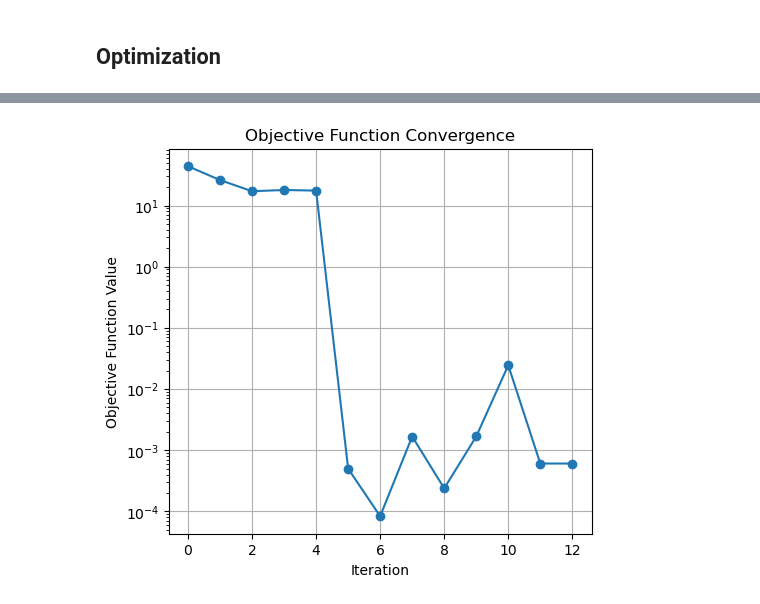
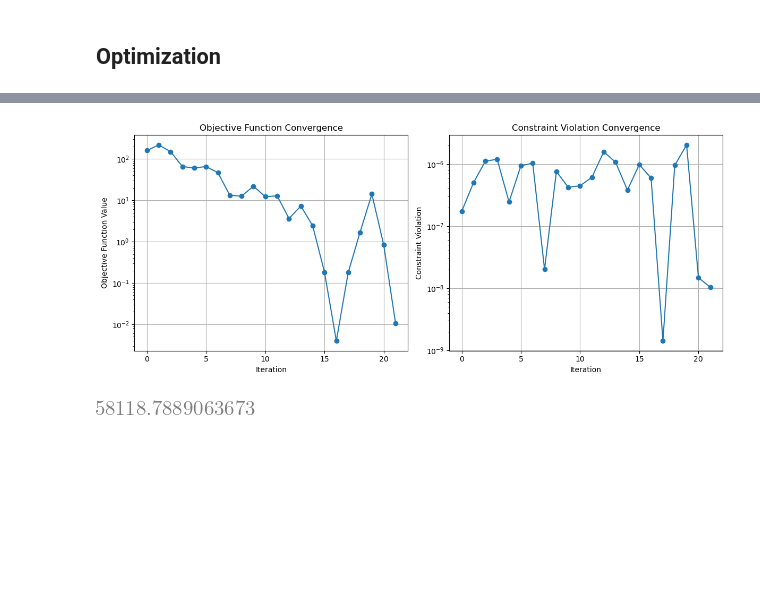
Before and after one commit to SalvatoreMastrangelo/frank-wolfe-constrained-optimization, a Jupyter notebook: frank_wolfe.ipynb, the cells around one changed output, grey strips where cells are left out. Cells and saved outputs as stored; diff of their text form; code cells hidden in the pictures; blank space fills up the shorter version.

Commit message:
Added qpsolvers

```diff
--- a/frank_wolfe.ipynb
+++ b/frank_wolfe.ipynb
@@ -123,7 +137,8 @@ dispeig = sp.Matrix(eigenvalues)
 # %% [markdown]
 ## Generate constraints
 # %%
-n_partitions = np.random.randint(1, n//2)
+# n_partitions = np.random.randint(1, n//2)
+n_partitions = n // 4
 partitions = [[] for i in range(n_partitions)]
 index = np.random.permutation(n)
 for i in range(2*n_partitions):
@@ -172,11 +187,12 @@ x0:
 # %%
 gaps = []
 
+plt.figure(figsize=(12, 6))
 for step_type in ("hyperbolic", "exact"):
     gaps = []
     print(f"Step type: {step_type}")
     t0 = time.time()
-    x_star = frank_wolfe(Q, q, x0, partitions, max_iter=10000, eps=1e-8, interactive=False, verbose=False, step_size=step_type)
+    x_star = frank_wolfe(Q, q, x0, partitions, max_iter=100000, eps=1e-8, interactive=False, verbose=False, step_size=step_type)
     t1 = time.time()
     print(f"Elapsed time: {t1 - t0:.2f} seconds")
 
@@ -184,8 +200,18 @@ for step_type in ("hyperbolic", "exact"):
     # dispx_star = sp.Matrix(x_star)
     # display(dispx_star)
 
+    steps = 2
+    # steps = 300
+    ratios = [gaps[i+steps] / gaps[i] for i in range(len(gaps)-steps)]
+
+    print(f"ratio = ", np.mean(ratios))
+
     # plot
+    plt.subplot(1, 2, 1)
+    plt.plot(ratios, label=step_type)
+    plt.subplot(1, 2, 2)
     plt.plot(gaps, label=step_type)
+
     plt.xlabel("Iteration")
     plt.ylabel("Gap")
     plt.title("Frank-Wolfe Gap")
@@ -203,3 +233,9 @@ Elapsed time: 1.22 seconds
 # %%
 # for part in partitions:
 #     print(sum(x_star[part]))
+# %%
+precision = 50  # Change this value to adjust precision
+np.set_printoptions(precision=precision, suppress=True)
+
+for part in partitions:
+    print(x_star[part])
@@ -225,6 +279,7 @@ x0_flat = x0.flatten()
 # Lists to store convergence data
 iteration_history = []
 objective_history = []
+violation_history = []
 gap_history = []
 call_count = 0 # To track the iteration number
 
@@ -250,6 +305,11 @@ def my_callback(xk):
     gap = np.dot(grad.T, (xk - s))[0][0]
     gap_history.append(gap)
 
+    # check feasibility violation
+    sum_violations = 0
+    for part in partitions:
+        sum_violations += abs(xk[part].sum() - 1)
+    violation_history.append(sum_violations)
 t0 = time.time()
 
 res = minimize(objective,
@@ -277,6 +337,18 @@ if iteration_history: # Only plot if callback was called at least once
     plt.title("Objective Function Convergence")
     plt.grid(True)
     plt.yscale('log')
+
+    # Plot Constraint Violation
+    plt.subplot(1, 2, 2)
+    plt.plot(iteration_history, violation_history, marker='o', linestyle='-')
+    plt.xlabel("Iteration")
+    plt.ylabel("Constraint Violation")
+    plt.title("Constraint Violation Convergence")
+    plt.grid(True)
+    plt.yscale('log')
+    plt.tight_layout()
+    plt.show()
+
 else:
     print("No convergence history recorded (callback might not have been triggered).")
 # %% [output]
@@ -284,5 +356,27 @@ Elapsed time: 0.41 seconds
 
 Plotting convergence history...
-[figure, old version]
+[figure, new version]
+# %%
+### using a QP solver
+## write the equality constraints in the form Ax = b
+A = np.zeros((n_partitions, n))
+b = np.zeros((n_partitions, 1))
+for i in range(n_partitions):
+    A[i, partitions[i]] = 1
+    b[i] = 1
+
+lb = np.zeros((n, 1))
+ub = np.ones((n, 1))
+
+# qpsolvers.available_solvers = ['clarabel', 'cvxopt', 'daqp', 'ecos',
+# 'gurobi', 'highs', 'hpipm', 'jaxopt_osqp', 'kvxopt', 'mosek', 'osqp',
+# 'piqp', 'proxqp', 'qpalm', 'qpax', 'qpoases', 'qpswift', 'quadprog', '
+# scs', 'sip', 'nppro']
+
+x_qp = solve_qp(Q, q.flatten(), A=A, b=b.flatten(), solver="daqp", lb=lb.flatten(), ub=ub.flatten())
+x_qp = x_qp.reshape(-1, 1)
+f(Q, q, x_qp)
+# %% [output]
+[figure, added]
 # %%
 # reshape solution
```
Also changed, not shown: parts of 12 cells of this notebook.
